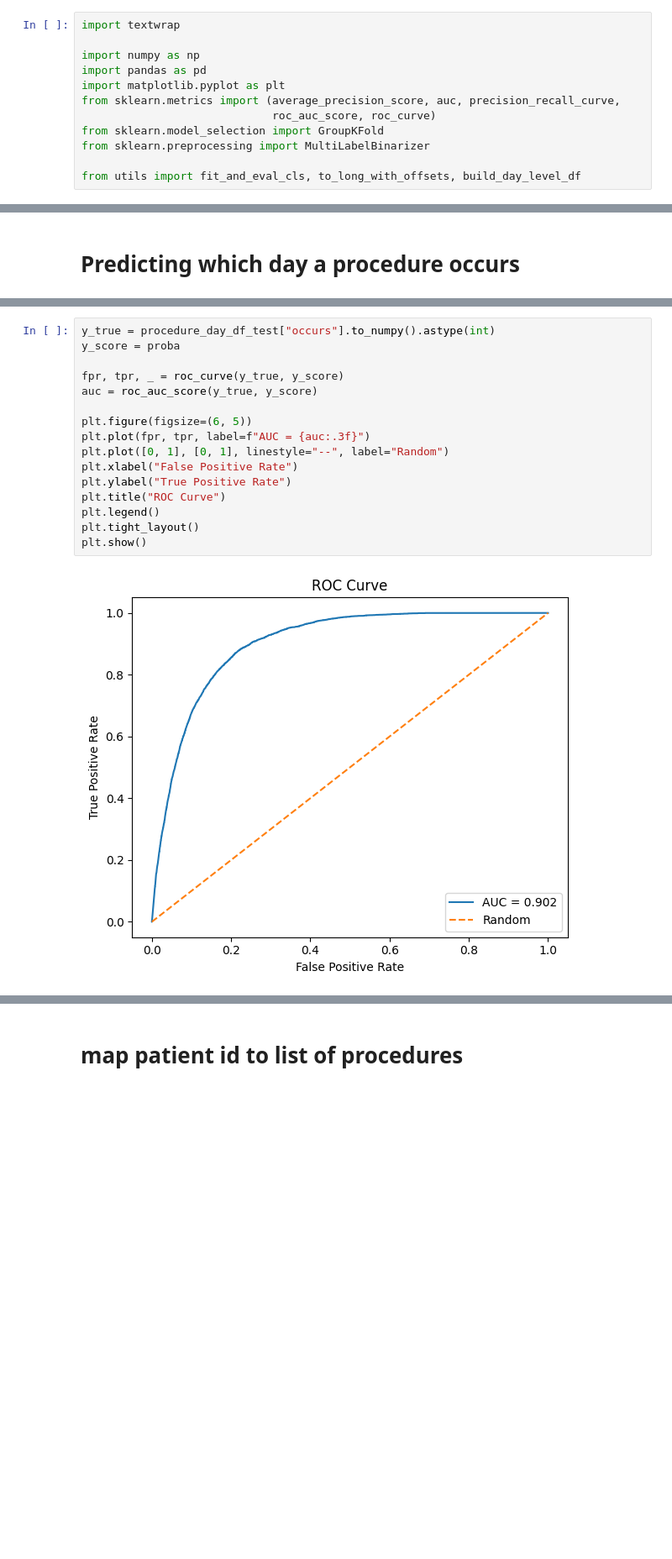
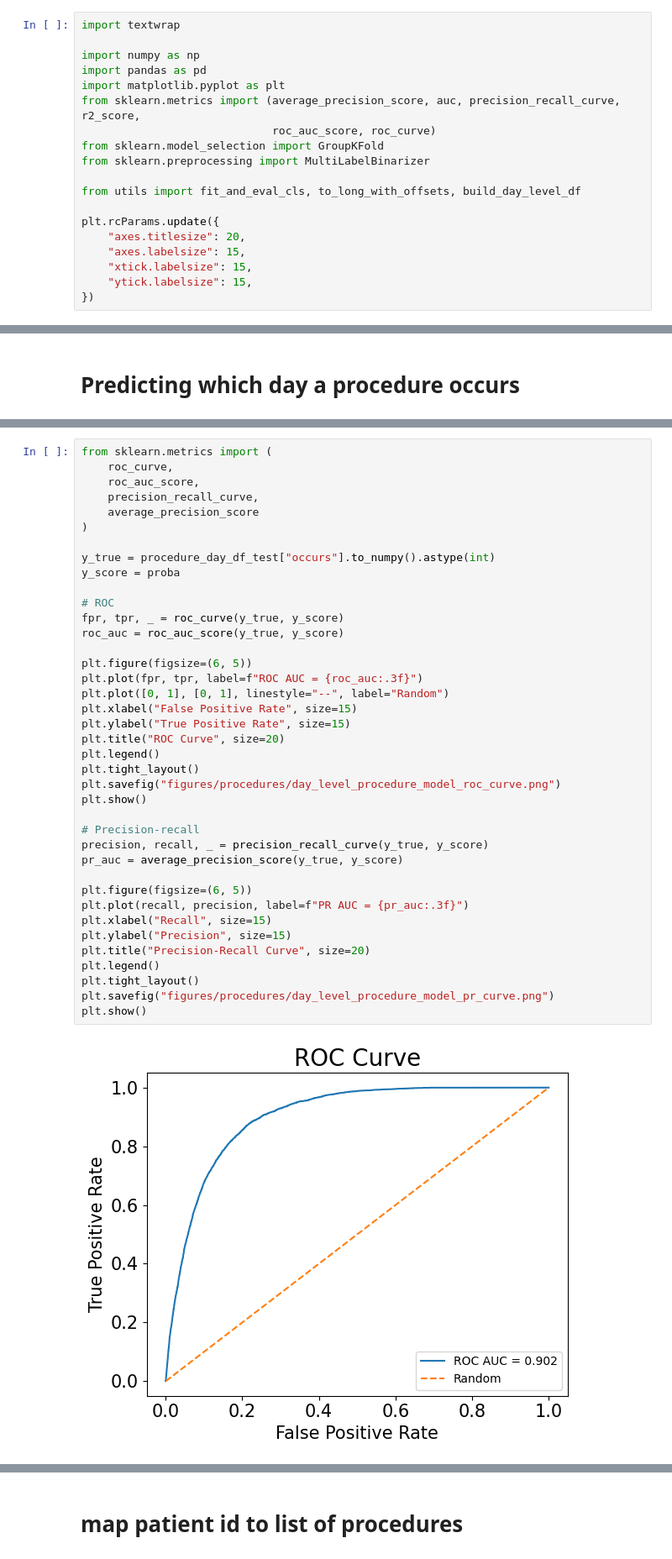
Before and after one commit to Grai-matter-org/progress, a Jupyter notebook: NEW/procedures.ipynb, the cells around one changed output, grey strips where cells are left out. Shown at 84% size. Cells and saved outputs as stored; diff of their text form; blank space fills up the shorter version.

```diff
--- a/NEW/procedures.ipynb
+++ b/NEW/procedures.ipynb
@@ -4,12 +4,19 @@ import textwrap
 import numpy as np
 import pandas as pd
 import matplotlib.pyplot as plt
-from sklearn.metrics import (average_precision_score, auc, precision_recall_curve,
+from sklearn.metrics import (average_precision_score, auc, precision_recall_curve, r2_score,
                              roc_auc_score, roc_curve)
 from sklearn.model_selection import GroupKFold
 from sklearn.preprocessing import MultiLabelBinarizer
 
 from utils import fit_and_eval_cls, to_long_with_offsets, build_day_level_df
+
+plt.rcParams.update({
+    "axes.titlesize": 20,
+    "axes.labelsize": 15,
+    "xtick.labelsize": 15,
+    "ytick.labelsize": 15,
+})
 # %%
 df = pd.read_csv("../data/patient_features_with_encounter_cluster.csv")
 
@@ -523,18 +256,41 @@ weighted avg      0.945     0.878     0.904    105840
 # %%
+from sklearn.metrics import (
+    roc_curve,
+    roc_auc_score,
+    precision_recall_curve,
+    average_precision_score
+)
+
 y_true = procedure_day_df_test["occurs"].to_numpy().astype(int)
 y_score = proba
 
+# ROC
 fpr, tpr, _ = roc_curve(y_true, y_score)
-auc = roc_auc_score(y_true, y_score)
+roc_auc = roc_auc_score(y_true, y_score)
 
 plt.figure(figsize=(6, 5))
-plt.plot(fpr, tpr, label=f"AUC = {auc:.3f}")
+plt.plot(fpr, tpr, label=f"ROC AUC = {roc_auc:.3f}")
 plt.plot([0, 1], [0, 1], linestyle="--", label="Random")
-plt.xlabel("False Positive Rate")
-plt.ylabel("True Positive Rate")
-plt.title("ROC Curve")
+plt.xlabel("False Positive Rate", size=15)
+plt.ylabel("True Positive Rate", size=15)
+plt.title("ROC Curve", size=20)
 plt.legend()
 plt.tight_layout()
+plt.savefig("figures/procedures/day_level_procedure_model_roc_curve.png")
 plt.show()
+
+# Precision-recall
+precision, recall, _ = precision_recall_curve(y_true, y_score)
+pr_auc = average_precision_score(y_true, y_score)
+
+plt.figure(figsize=(6, 5))
+plt.plot(recall, precision, label=f"PR AUC = {pr_auc:.3f}")
+plt.xlabel("Recall", size=15)
+plt.ylabel("Precision", size=15)
+plt.title("Precision-Recall Curve", size=20)
+plt.legend()
+plt.tight_layout()
+plt.savefig("figures/procedures/day_level_procedure_model_pr_curve.png")
+plt.show()
 # %% [output]
-[figure, old version]
+[figure, new version]
```
Also changed, not shown: parts of 23 cells of this notebook, 31 other files.
